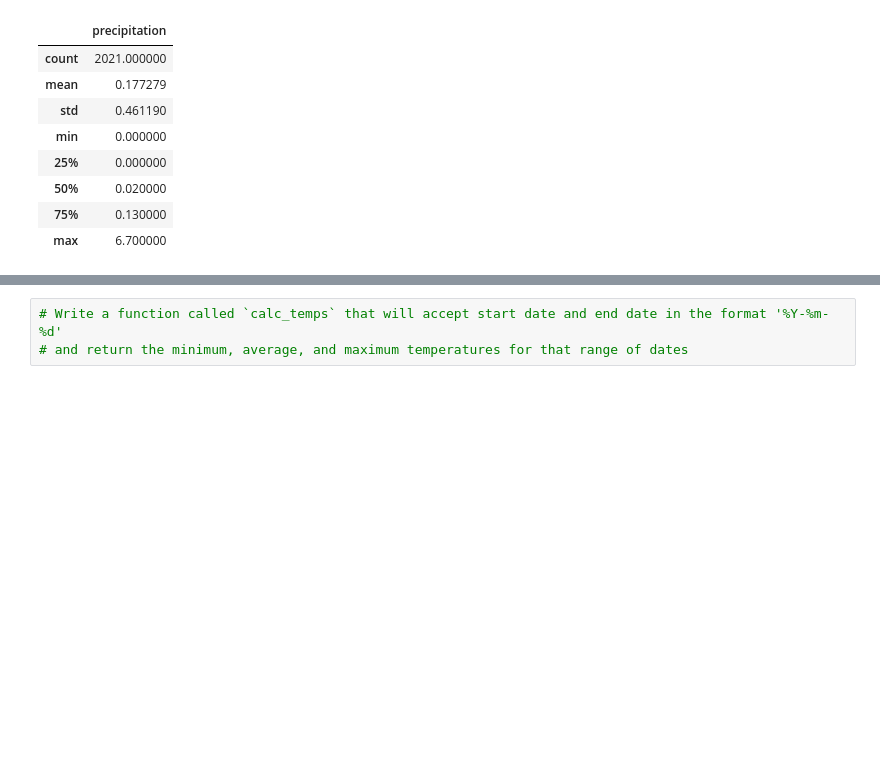
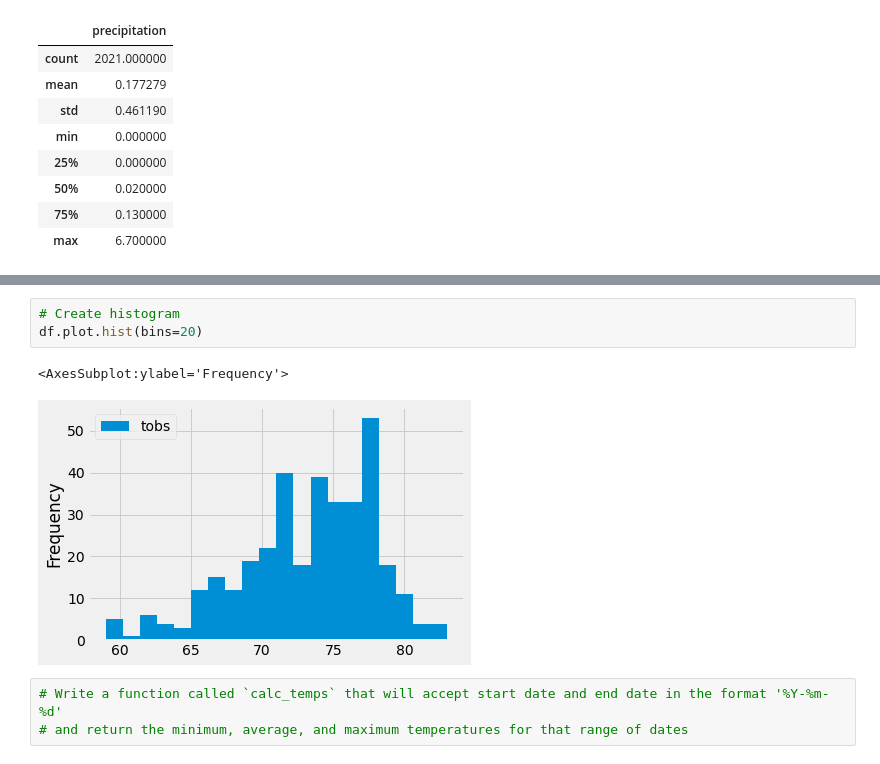
Before and after one commit to simazarei/surfs_up, a Jupyter notebook: climate_analysis.ipynb, the cells around one changed output, grey strips where cells are left out. Drawn from its saved outputs; the diff is of its cells as text; blank space fills up the shorter version.

```diff
--- a/climate_analysis.ipynb
+++ b/climate_analysis.ipynb
@@ -116,3 +173,9 @@ df.describe()
+# %%
+# Create histogram
+df.plot.hist(bins=20)
+# %% [output]
+<AxesSubplot:ylabel='Frequency'>
+[figure, added]
 # %%
 # Write a function called `calc_temps` that will accept start date and end date in the format '%Y-%m-%d'
 # and return the minimum, average, and maximum temperatures for that range of dates
```
Also changed, not shown: parts of 7 cells of this notebook.
